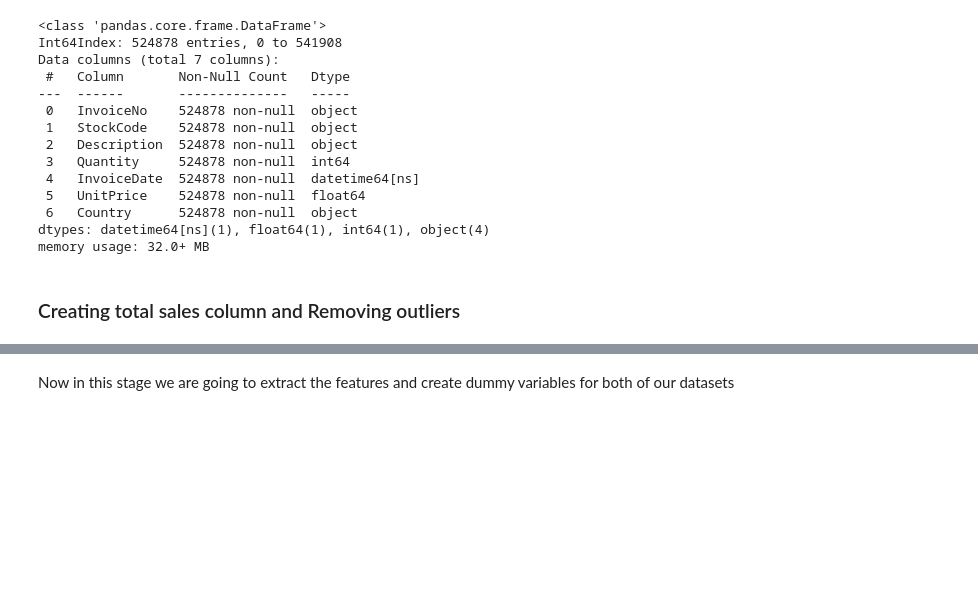
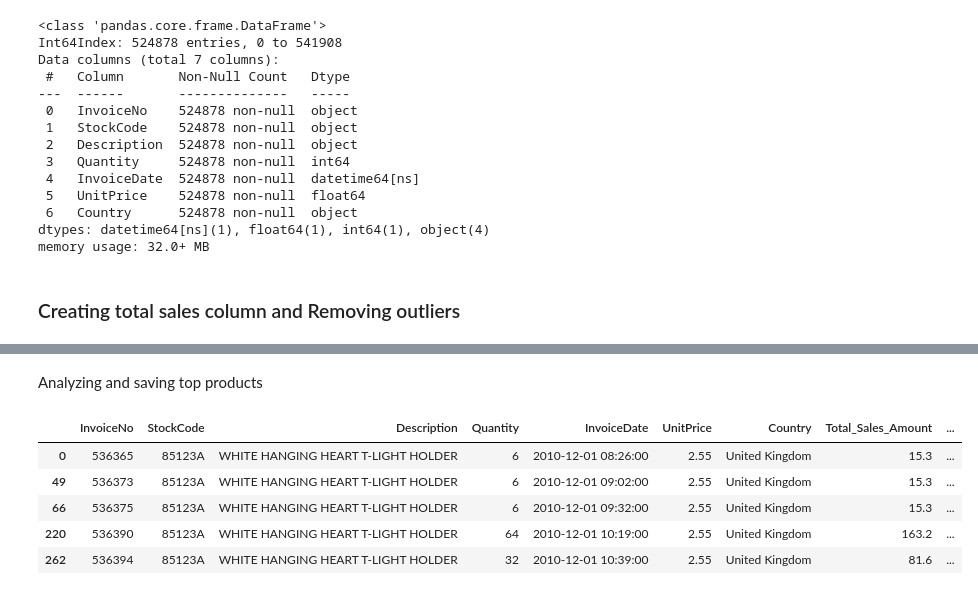
Before and after one commit to AMiNo-13/Online-Retail-Time-Series-Analysis-Forecasting, a Jupyter notebook: Feature Engineering.ipynb, the cells around one changed output, grey strips where cells are left out. Saved outputs shown, nothing was run; the diff lists cells and outputs as text; code cells hidden in the pictures; blank space fills up the shorter version.

Commit message:
Modified and added some new products features

```diff
--- a/Feature Engineering.ipynb
+++ b/Feature Engineering.ipynb
@@ -475,6 +508,0 @@ df.describe()
-# %%
-bins_q = pd.IntervalIndex.from_tuples([(0, 2), (2, 5), (5, 8), (8, 11), (11, 14), (15, 4000)])
-df['Quantity_Range'] = pd.cut(df['Quantity'], bins=bins_q)
-bins_p = pd.IntervalIndex.from_tuples([(0, 1), (1, 2), (2, 3), (3, 4), (4, 5), (5, 360)])
-df['Price_Range'] = pd.cut(df['UnitPrice'], bins=bins_p)
-df.head()
@@ -483,3 +508,0 @@ Let's create out month column using datetime
-# %%
-df['Month'] = df['InvoiceDate'].dt.month
-df.head()
@@ -488,4 +508,0 @@ Now here we are going to create 4 quarters
-# %%
-bins_d = pd.IntervalIndex.from_tuples([(0,3),(3,6),(6,9),(9,12)])
-df['Date_Range'] = pd.cut(df['Month'], bins=bins_d, labels=['Q1','Q2','Q3','Q4'])
-df.tail()
@@ -497,2 +532,13 @@ df_International = df[df['Country'] != 'United Kingdom']
+# %% [markdown]
+Analyzing and saving top products
+# %%
+dfp1 = df[df['Description'] == 'WHITE HANGING HEART T-LIGHT HOLDER']
 # %%
-df_International.head()
+dfp1.head()
+# %% [output]
+|  | InvoiceNo | StockCode | Description | Quantity | InvoiceDate | UnitPrice | Country | Total_Sales_Amount | ... |
+| 0 | 536365 | 85123A | WHITE HANGING HEART T-LIGHT HOLDER | 6 | 2010-12-01 08:26:00 | 2.55 | United Kingdom | 15.3 | ... |
+| 49 | 536373 | 85123A | WHITE HANGING HEART T-LIGHT HOLDER | 6 | 2010-12-01 09:02:00 | 2.55 | United Kingdom | 15.3 | ... |
+| 66 | 536375 | 85123A | WHITE HANGING HEART T-LIGHT HOLDER | 6 | 2010-12-01 09:32:00 | 2.55 | United Kingdom | 15.3 | ... |
+| 220 | 536390 | 85123A | WHITE HANGING HEART T-LIGHT HOLDER | 64 | 2010-12-01 10:19:00 | 2.55 | United Kingdom | 163.2 | ... |
+| 262 | 536394 | 85123A | WHITE HANGING HEART T-LIGHT HOLDER | 32 | 2010-12-01 10:39:00 | 2.55 | United Kingdom | 81.6 | ... |
@@ -501,2 +544,0 @@ df_UK.head()
-# %% [markdown]
-Now in this stage we are going to extract the features and create dummy variables for both of our datasets
```
Also changed, not shown: parts of 48 cells of this notebook.
